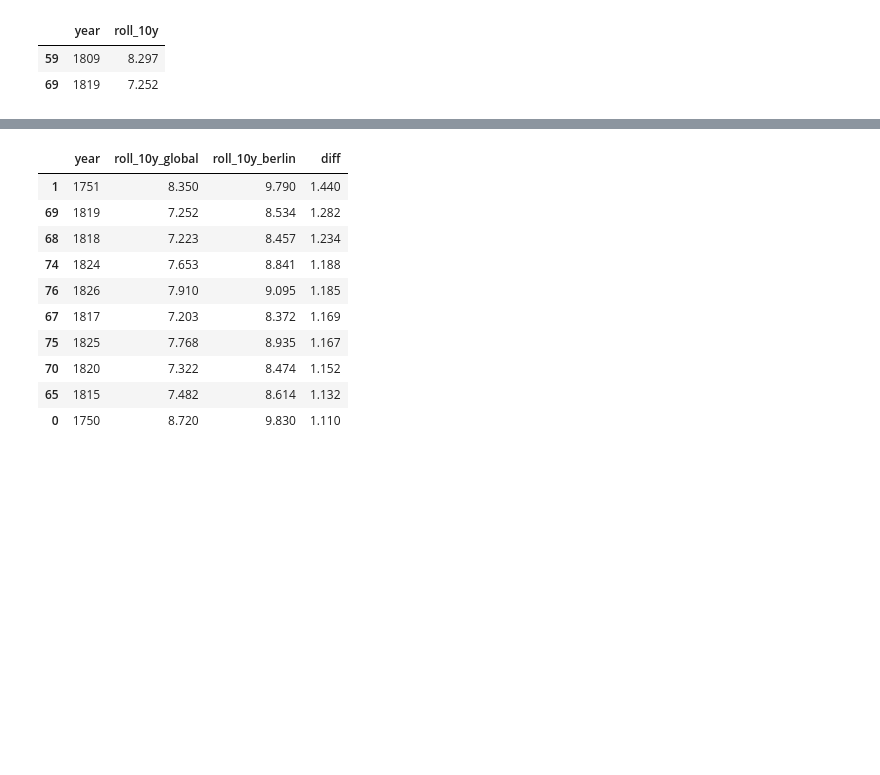
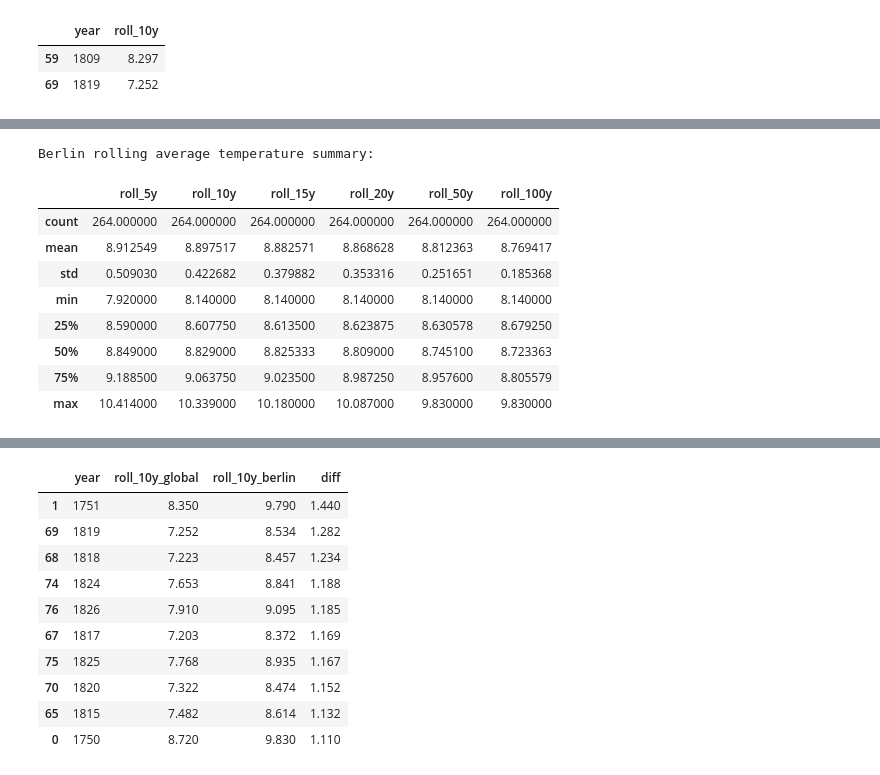
Before and after one commit to AilingLiu/Data_Analyst_NanoDegree_Udacity, a Jupyter notebook: Project_Explore_Weather_Trends/Explore_Weather_Trends.ipynb, the cells around one changed output, grey strips where cells are left out. Saved outputs shown, nothing was run; the diff lists cells and outputs as text; code cells hidden in the pictures; blank space fills up the shorter version.

```diff
--- a/Project_Explore_Weather_Trends/Explore_Weather_Trends.ipynb
+++ b/Project_Explore_Weather_Trends/Explore_Weather_Trends.ipynb
@@ -140,0 +155,15 @@ It became hotter over the years, but there was exception at around 1810s. In the
+# %%
+print('Berlin rolling average temperature summary: ')
+
+berlin_temp[rolling_cols].describe()
+# %% [output]
+Berlin rolling average temperature summary:
+|  | roll_5y | roll_10y | roll_15y | roll_20y | roll_50y | roll_100y |
+| count | 264.000000 | 264.000000 | 264.000000 | 264.000000 | 264.000000 | 264.000000 |
+| mean | 8.912549 | 8.897517 | 8.882571 | 8.868628 | 8.812363 | 8.769417 |
+| std | 0.509030 | 0.422682 | 0.379882 | 0.353316 | 0.251651 | 0.185368 |
+| min | 7.920000 | 8.140000 | 8.140000 | 8.140000 | 8.140000 | 8.140000 |
+| 25% | 8.590000 | 8.607750 | 8.613500 | 8.623875 | 8.630578 | 8.679250 |
+| 50% | 8.849000 | 8.829000 | 8.825333 | 8.809000 | 8.745100 | 8.723363 |
+| 75% | 9.188500 | 9.063750 | 9.023500 | 8.987250 | 8.957600 | 8.805579 |
+| max | 10.414000 | 10.339000 | 10.180000 | 10.087000 | 9.830000 | 9.830000 |
```
Also changed, not shown: parts of 6 cells of this notebook.
